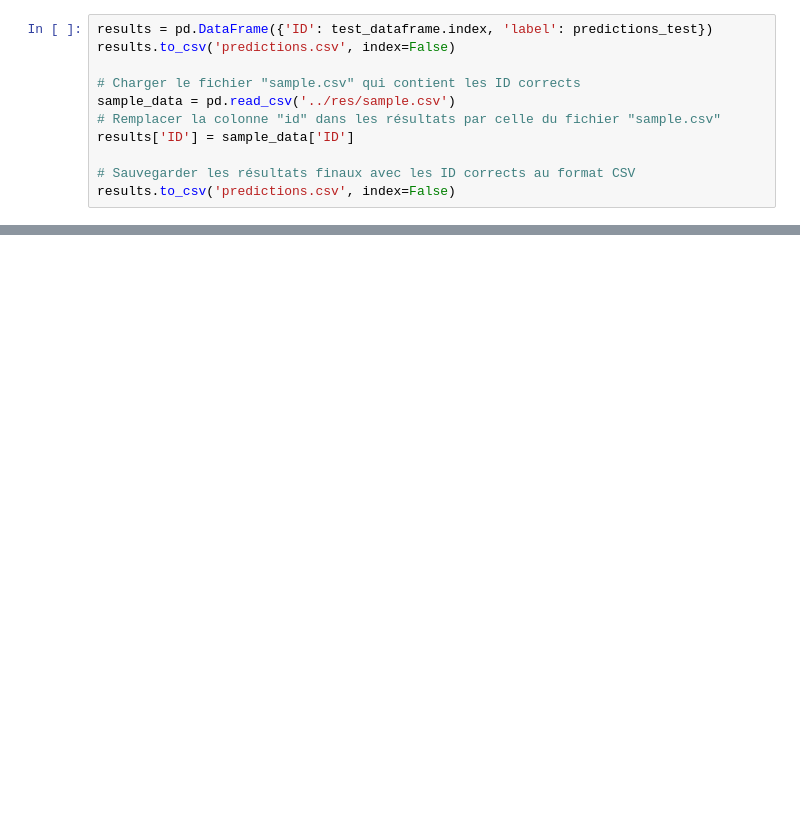
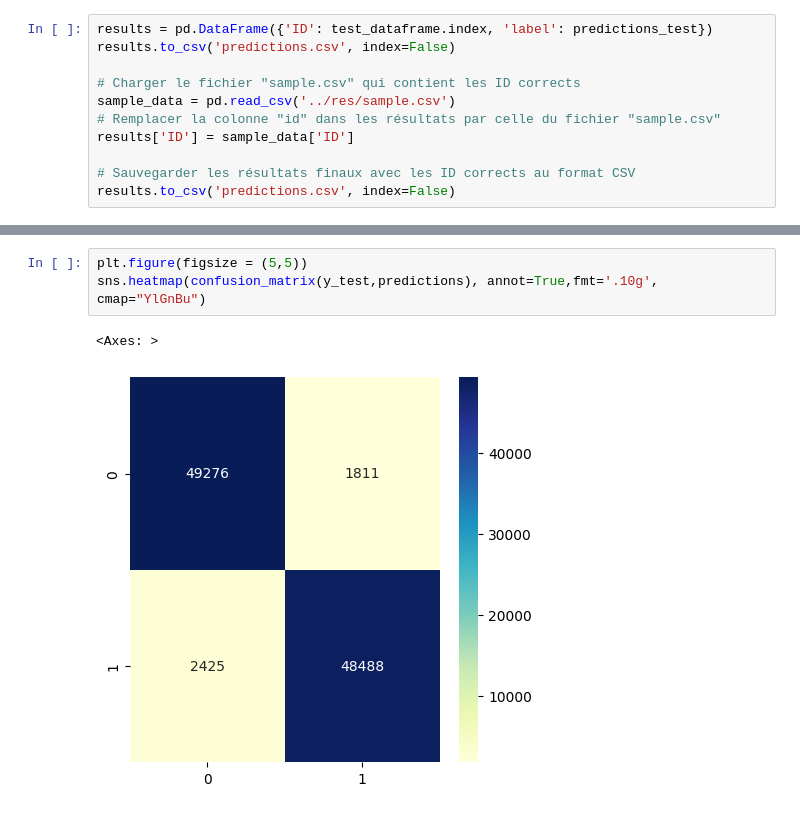
Before and after one commit to MarcVialatte/ML-FinalProjet, a Jupyter notebook: src/Main.ipynb, the cells around one changed output, grey strips where cells are left out. Drawn from its saved outputs; the diff is of its cells as text; blank space fills up the shorter version.

```diff
--- a/src/Main.ipynb
+++ b/src/Main.ipynb
@@ -183,0 +258,6 @@ results.to_csv('predictions.csv', index=False)
+# %%
+plt.figure(figsize = (5,5))
+sns.heatmap(confusion_matrix(y_test,predictions), annot=True,fmt='.10g', cmap="YlGnBu")
+# %% [output]
+<Axes: >
+[figure, added]
```
Also changed, not shown: parts of 9 cells of this notebook.
